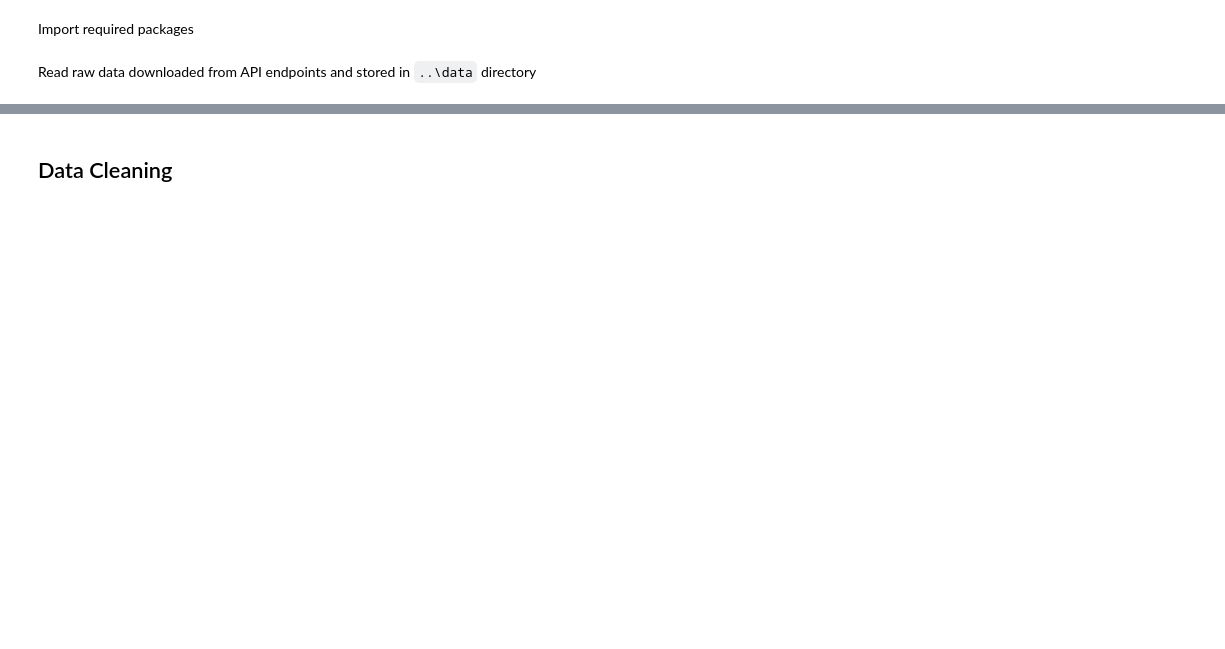
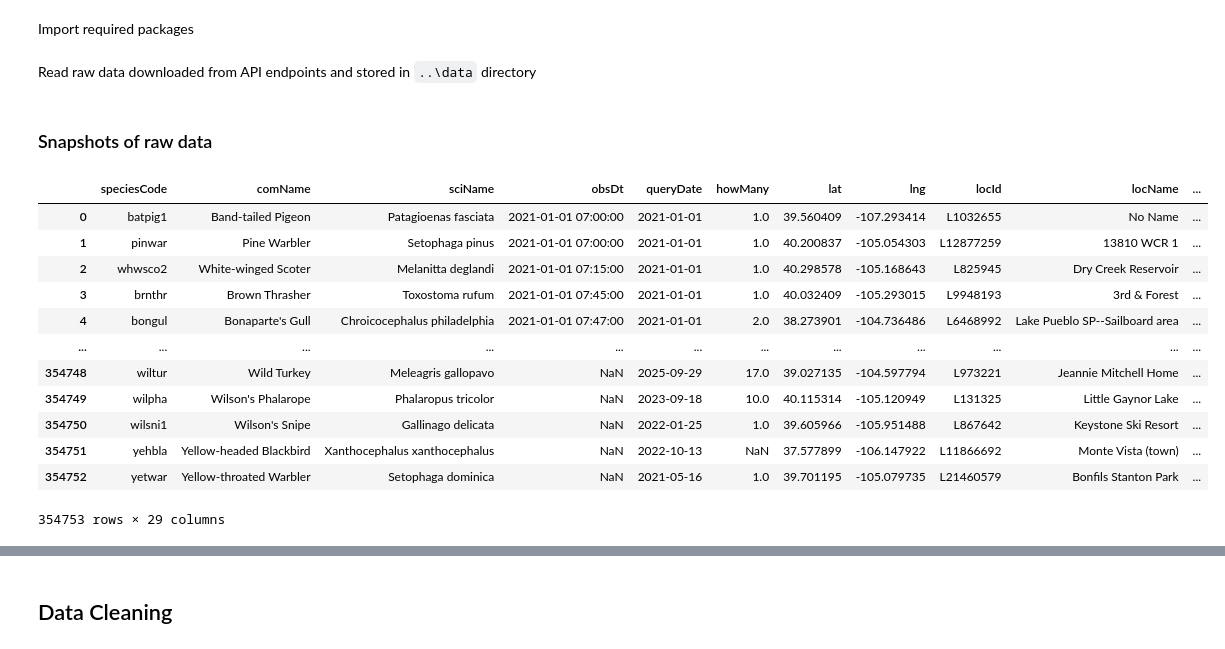
Before and after one commit to Kaxlow/where-the-birds-sing, a Jupyter notebook: src/data-cleaning-preprocessing.ipynb, the cells around one changed output, grey strips where cells are left out. Saved outputs shown, nothing was run; the diff lists cells and outputs as text; code cells hidden in the pictures; blank space fills up the shorter version.

```diff
--- a/src/data-cleaning-preprocessing.ipynb
+++ b/src/data-cleaning-preprocessing.ipynb
@@ -12,3 +13,21 @@ weather_stations_co_df = pd.read_csv("..\\data\\co_weather_stations.csv")
 weather_co_df = pd.read_csv("..\\data\\co_weather.csv")
 natural_disasters_co_df = pd.read_csv("..\\data\\co_natural_disasters.csv")
 urban_pop_co_df = pd.read_csv("..\\data\\co_urban_pop.csv")
+# %% [markdown]
+### Snapshots of raw data
+# %%
+ebird_co_df
+# %% [output]
+|  | speciesCode | comName | sciName | obsDt | queryDate | howMany | lat | lng | locId | locName | ... |
+| 0 | batpig1 | Band-tailed Pigeon | Patagioenas fasciata | 2021-01-01 07:00:00 | 2021-01-01 | 1.0 | 39.560409 | -107.293414 | L1032655 | No Name | ... |
+| 1 | pinwar | Pine Warbler | Setophaga pinus | 2021-01-01 07:00:00 | 2021-01-01 | 1.0 | 40.200837 | -105.054303 | L12877259 | 13810 WCR 1 | ... |
+| 2 | whwsco2 | White-winged Scoter | Melanitta deglandi | 2021-01-01 07:15:00 | 2021-01-01 | 1.0 | 40.298578 | -105.168643 | L825945 | Dry Creek Reservoir | ... |
+| 3 | brnthr | Brown Thrasher | Toxostoma rufum | 2021-01-01 07:45:00 | 2021-01-01 | 1.0 | 40.032409 | -105.293015 | L9948193 | 3rd & Forest | ... |
+| 4 | bongul | Bonaparte's Gull | Chroicocephalus philadelphia | 2021-01-01 07:47:00 | 2021-01-01 | 2.0 | 38.273901 | -104.736486 | L6468992 | Lake Pueblo SP--Sailboard area | ... |
+| ... | ... | ... | ... | ... | ... | ... | ... | ... | ... | ... | ... |
+| 354748 | wiltur | Wild Turkey | Meleagris gallopavo | NaN | 2025-09-29 | 17.0 | 39.027135 | -104.597794 | L973221 | Jeannie Mitchell Home | ... |
+| 354749 | wilpha | Wilson's Phalarope | Phalaropus tricolor | NaN | 2023-09-18 | 10.0 | 40.115314 | -105.120949 | L131325 | Little Gaynor Lake | ... |
+| 354750 | wilsni1 | Wilson's Snipe | Gallinago delicata | NaN | 2022-01-25 | 1.0 | 39.605966 | -105.951488 | L867642 | Keystone Ski Resort | ... |
+| 354751 | yehbla | Yellow-headed Blackbird | Xanthocephalus xanthocephalus | NaN | 2022-10-13 | NaN | 37.577899 | -106.147922 | L11866692 | Monte Vista (town) | ... |
+| 354752 | yetwar | Yellow-throated Warbler | Setophaga dominica | NaN | 2021-05-16 | 1.0 | 39.701195 | -105.079735 | L21460579 | Bonfils Stanton Park | ... |
+354753 rows × 29 columns
```
Also changed, not shown: parts of 114 cells of this notebook.
